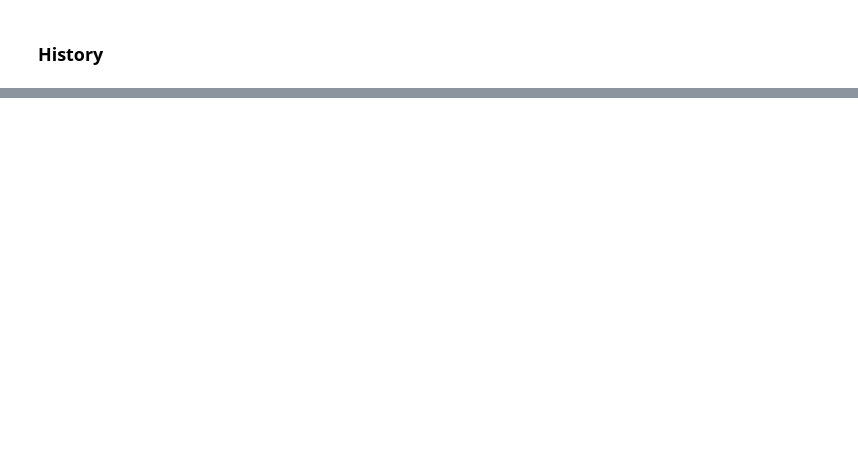
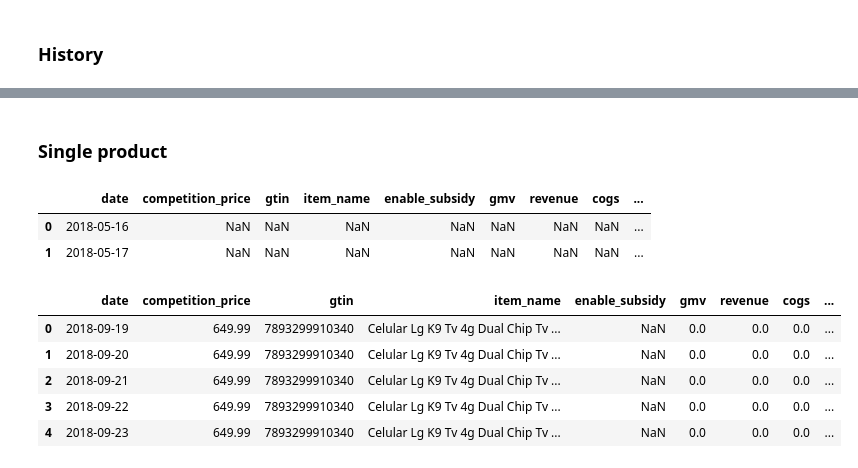
Before and after one commit to ds4a-team4/dynamic-pricing, a Jupyter notebook: ETL/cellphone_etl.ipynb, the cells around one changed output, grey strips where cells are left out. Cells and saved outputs as stored; diff of their text form; code cells hidden in the pictures; blank space fills up the shorter version.

```diff
--- a/ETL/cellphone_etl.ipynb
+++ b/ETL/cellphone_etl.ipynb
@@ -127 +353,3 @@ dtypes: float64(6), int64(4), object(21)
 memory usage: 102.8+ MB
+# %% [markdown]
+### Single product
@@ -127,0 +391,58 @@ memory usage: 102.8+ MB
+# %%
+# Orders
+
+df = pd.merge(left=df, right=temp_orders,
+              left_on='date', right_on='purchase_timestamp', how='left')
+
+df.drop(columns=['purchase_timestamp'], inplace=True)
+# %%
+df.head(2)
+# %% [output]
+|  | date | competition_price | gtin | item_name | enable_subsidy | gmv | revenue | cogs | ... |
+| 0 | 2018-05-16 | NaN | NaN | NaN | NaN | NaN | NaN | NaN | ... |
+| 1 | 2018-05-17 | NaN | NaN | NaN | NaN | NaN | NaN | NaN | ... |
+# %%
+### History
+
+# filter zero and outlier values
+temp_history = temp_history[temp_history['offer'] > 0].copy()
+std = temp_history['offer'].std()
+mean = temp_history['offer'].mean()
+
+temp_history = temp_history[(temp_history['offer']>= mean-3*std) & (temp_history['offer']<= mean+3*std)]
+
+temp_history = temp_history.groupby([pd.Grouper(key='updated_at', freq='D')])\
+                           .agg({'stock':['max', 'min', 'mean'],
+                                 'price':['max', 'min', 'mean'],
+                                 'offer':['max', 'min', 'mean']}).reset_index()
+
+temp_history.columns = temp_history.columns.droplevel(0)
+
+temp_history.columns = ['date',
+                        'stock_max', 'stock_min', 'stock_avg',
+                        'price_max','price_min','price_avg',
+                        'offer_max','offer_min','offer_avg']
+
+
+
+temp_history = temp_history.fillna(method='pad').fillna(method='bfill')
+
+temp_history.head()
+# %%
+df = pd.merge(left=df, right=temp_history, left_on='date', right_on='date')
+# %%
+df['gtin'] = gtin
+df['item_name'] = df['item_name'].fillna(method='pad').fillna(method='bfill')
+
+df[['gmv','revenue','cogs','gross_profit','quantity']] = df[['gmv','revenue','cogs','gross_profit','quantity']].fillna(value=0)
+
+df.loc[df["olist_price"].isnull(),'olist_price'] = df["offer_avg"]
+# %%
+df.head()
+# %% [output]
+|  | date | competition_price | gtin | item_name | enable_subsidy | gmv | revenue | cogs | ... |
+| 0 | 2018-09-19 | 649.99 | 7893299910340 | Celular Lg K9 Tv 4g Dual Chip Tv ... | NaN | 0.0 | 0.0 | 0.0 | ... |
+| 1 | 2018-09-20 | 649.99 | 7893299910340 | Celular Lg K9 Tv 4g Dual Chip Tv ... | NaN | 0.0 | 0.0 | 0.0 | ... |
+| 2 | 2018-09-21 | 649.99 | 7893299910340 | Celular Lg K9 Tv 4g Dual Chip Tv ... | NaN | 0.0 | 0.0 | 0.0 | ... |
+| 3 | 2018-09-22 | 649.99 | 7893299910340 | Celular Lg K9 Tv 4g Dual Chip Tv ... | NaN | 0.0 | 0.0 | 0.0 | ... |
+| 4 | 2018-09-23 | 649.99 | 7893299910340 | Celular Lg K9 Tv 4g Dual Chip Tv ... | NaN | 0.0 | 0.0 | 0.0 | ... |
```
Also changed, not shown: parts of 25 cells of this notebook, 3 other files.
